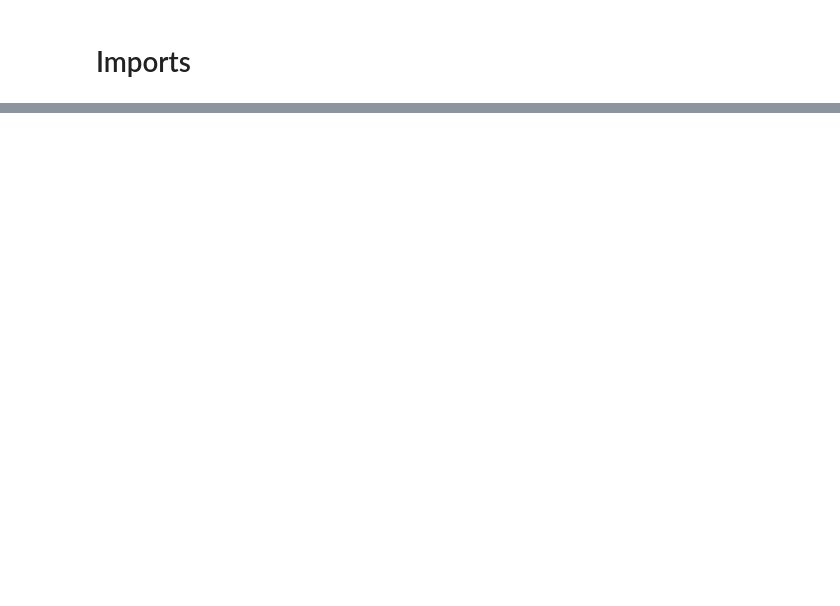
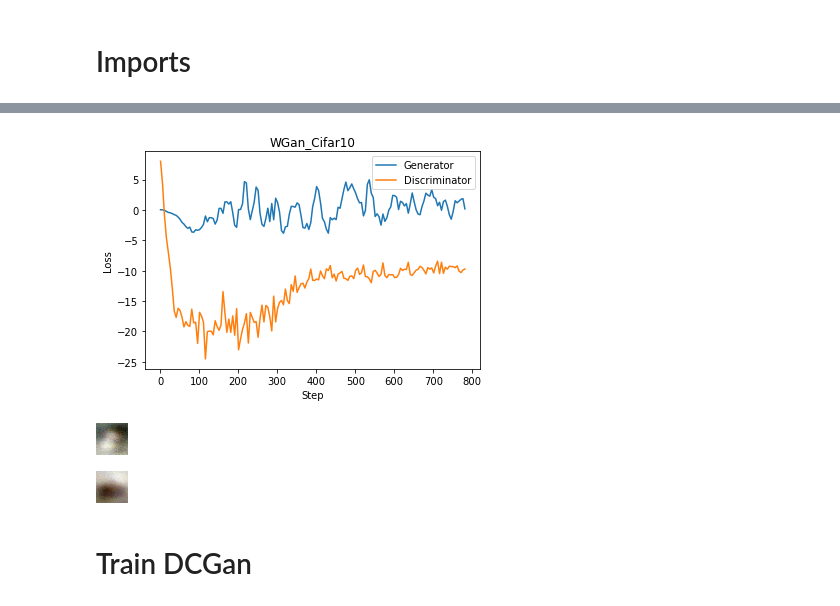
Before and after one commit to michaelatamuk/wgan-gp, a Jupyter notebook: train.ipynb, the cells around one changed output, grey strips where cells are left out. Drawn from its saved outputs; the diff is of its cells as text; code cells hidden in the pictures; blank space fills up the shorter version.

```diff
--- a/train.ipynb
+++ b/train.ipynb
@@ -20,0 +167,7 @@ ssl._create_default_https_context = ssl._create_unverified_context
+# %%
+wgan_cifar10_results: Results = Results("wgan_cifar10")
+
+params: Params = build_params(args, ModelType.WGAN_GP, DataType.CIFAR10)
+
+train: TrainWGan = TrainWGan(params, wgan_cifar10_results.loss_updated_callback)
+train.run()
@@ -21,3 +192,20 @@ ssl._create_default_https_context = ssl._create_unverified_context
+# %%
+wgan_cifar10_generator_losses: {} = wgan_cifar10_results.generator_losses
+wgan_cifar10_discriminator_losses: {} = wgan_cifar10_results.discriminator_losses
+
+plot("WGan_Cifar10", "Step", "Loss",
+     "Generator", wgan_cifar10_generator_losses,
+     "Discriminator", wgan_cifar10_discriminator_losses)
+# %% [output]
+[figure, added]
+# %%
+wgan_cifar10_last_generator: torch.nn.Module = wgan_cifar10_results.last_generator
+generate_images(wgan_cifar10_last_generator, "wgan_cifar10")
+# %% [output]
+[figure, added]
+[figure, added]
+# %% [markdown]
+# Train DCGan
 # %%
 args: {} = {}
 args["epochs"] = 1 # number of epochs of training
```
Also changed, not shown: parts of 34 cells of this notebook.
